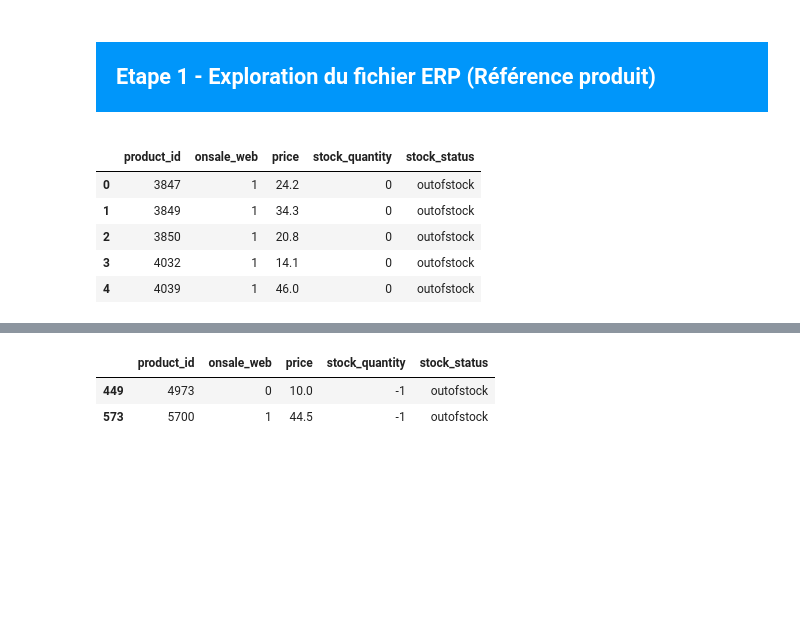
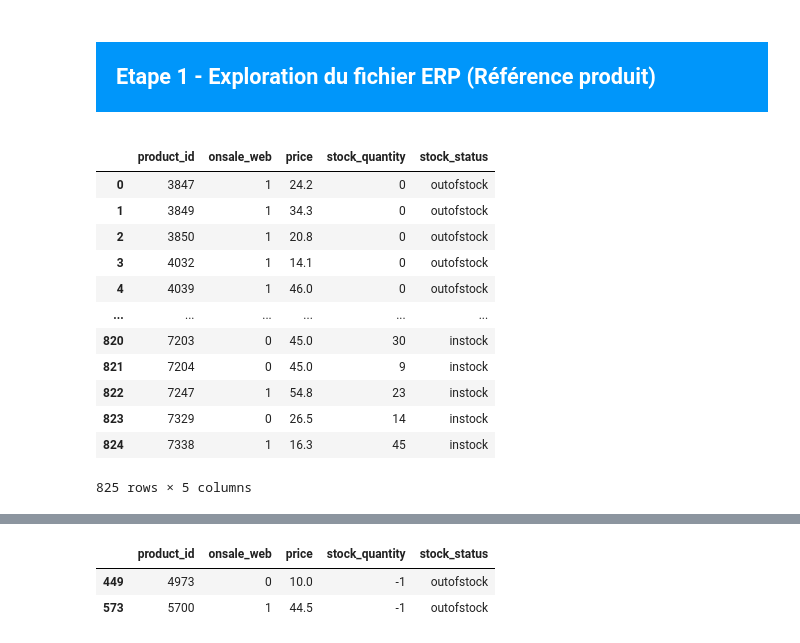
Before and after one commit to IshemZ/Bottleneck, a Jupyter notebook: Programme/main.ipynb, the cells around one changed output, grey strips where cells are left out. Drawn from its saved outputs; the diff is of its cells as text; code cells hidden in the pictures; blank space fills up the shorter version.

```diff
--- a/Programme/main.ipynb
+++ b/Programme/main.ipynb
@@ -17,11 +19,18 @@ liaison = pd.read_excel("../Source/fichier_liaison.xlsx")
 <h2 style="margin: auto; padding: 20px; color:#fff; ">Etape 1 - Exploration du fichier ERP (Référence produit)</h2>
 </div>
 # %%
-erp.head()
+erp
 # %% [output]
 |  | product_id | onsale_web | price | stock_quantity | stock_status |
 | 0 | 3847 | 1 | 24.2 | 0 | outofstock |
 | 1 | 3849 | 1 | 34.3 | 0 | outofstock |
 | 2 | 3850 | 1 | 20.8 | 0 | outofstock |
 | 3 | 4032 | 1 | 14.1 | 0 | outofstock |
 | 4 | 4039 | 1 | 46.0 | 0 | outofstock |
+| ... | ... | ... | ... | ... | ... |
+| 820 | 7203 | 0 | 45.0 | 30 | instock |
+| 821 | 7204 | 0 | 45.0 | 9 | instock |
+| 822 | 7247 | 1 | 54.8 | 23 | instock |
+| 823 | 7329 | 0 | 26.5 | 14 | instock |
+| 824 | 7338 | 1 | 16.3 | 45 | instock |
+825 rows × 5 columns
```
Also changed, not shown: parts of 86 cells of this notebook.
